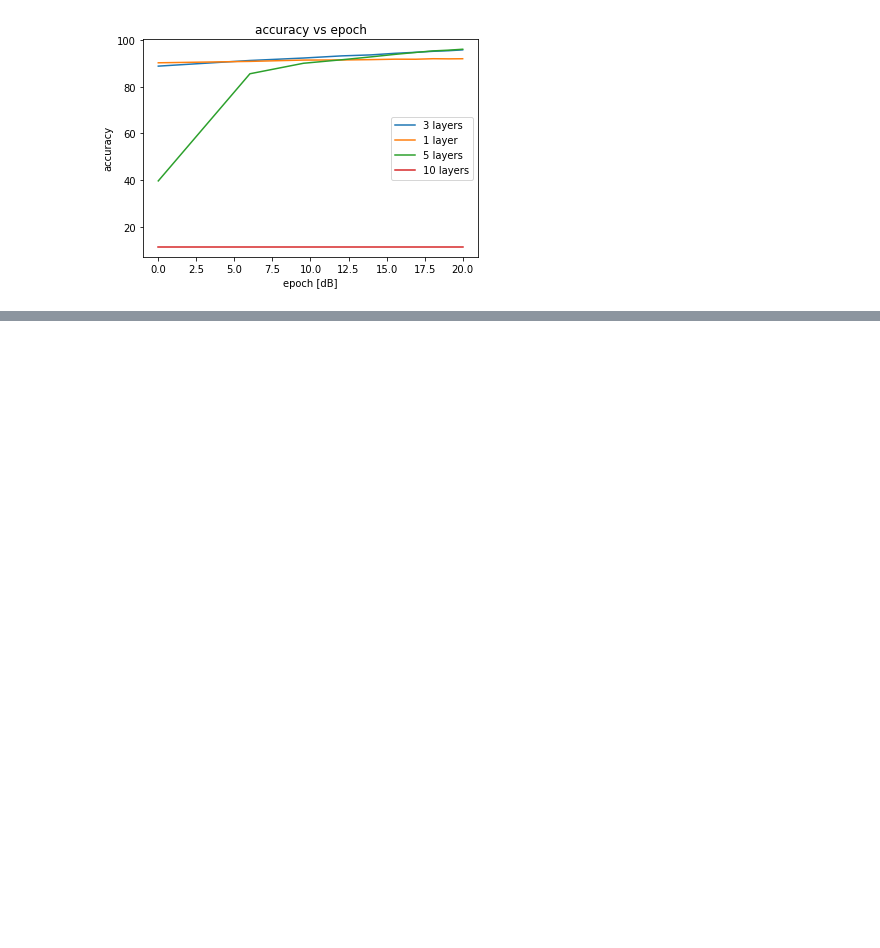
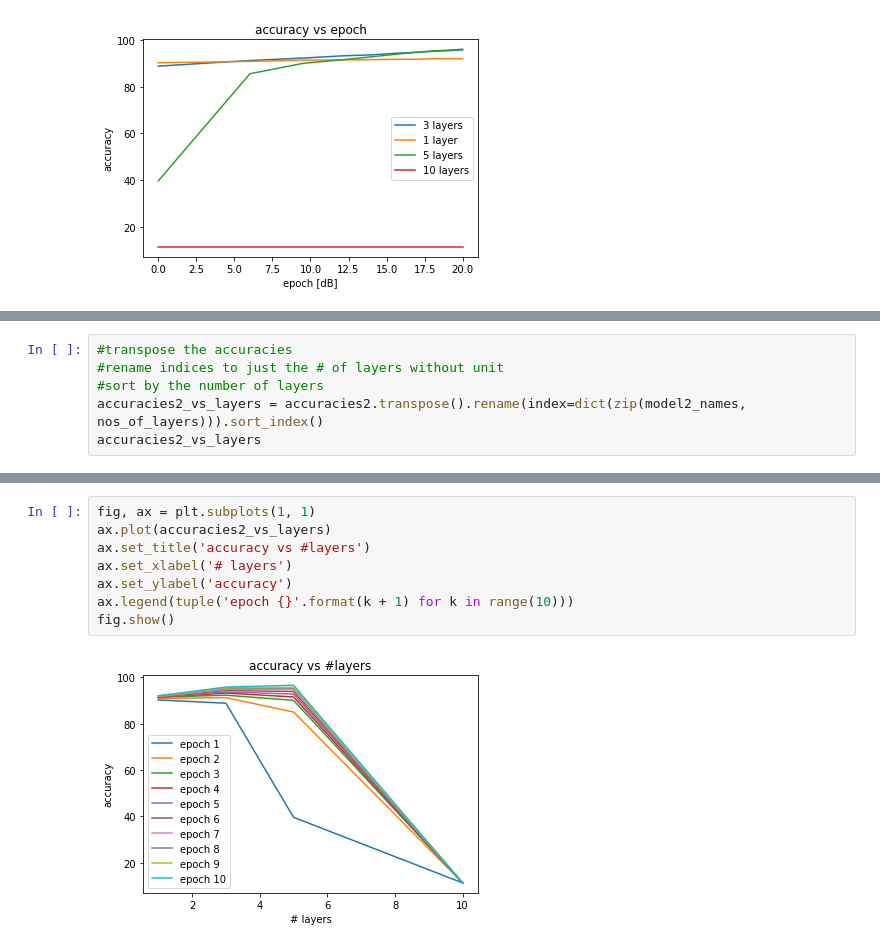
Before and after one commit to lduran2/CIS3715_DataScience_2022, a Jupyter notebook: Lab10/Lab10.ipynb, the cells around one changed output, grey strips where cells are left out. Saved outputs shown, nothing was run; the diff lists cells and outputs as text; blank space fills up the shorter version.

```diff
--- a/Lab10/Lab10.ipynb
+++ b/Lab10/Lab10.ipynb
@@ -729,0 +762,6 @@ fig.show()
+# %%
+#transpose the accuracies
+#rename indices to just the # of layers without unit
+#sort by the number of layers
+accuracies2_vs_layers = accuracies2.transpose().rename(index=dict(zip(model2_names, nos_of_layers))).sort_index()
+accuracies2_vs_layers
@@ -729,0 +774,10 @@ fig.show()
+# %%
+fig, ax = plt.subplots(1, 1)
+ax.plot(accuracies2_vs_layers)
+ax.set_title('accuracy vs #layers')
+ax.set_xlabel('# layers')
+ax.set_ylabel('accuracy')
+ax.legend(tuple('epoch {}'.format(k + 1) for k in range(10)))
+fig.show()
+# %% [output]
+[figure, added]
```
Also changed, not shown: parts of 5 cells of this notebook.
